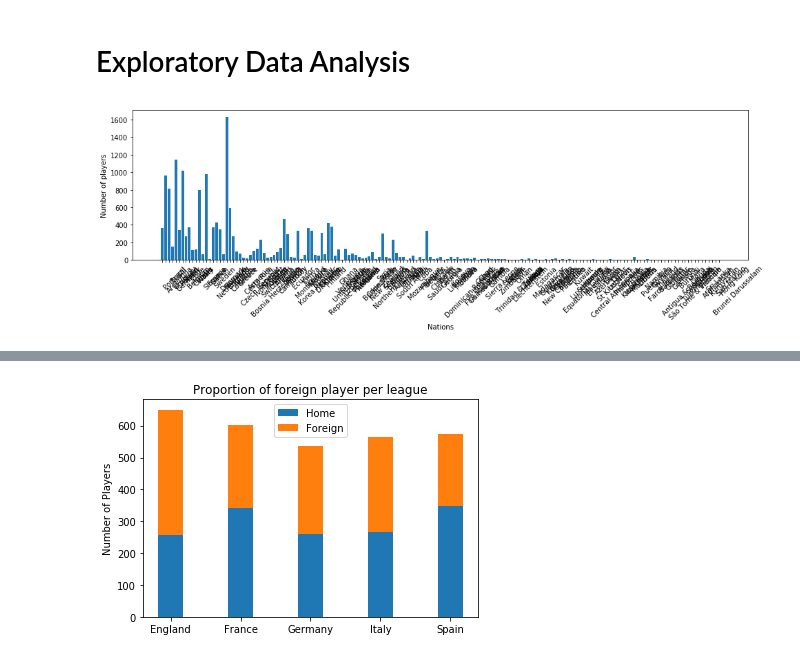
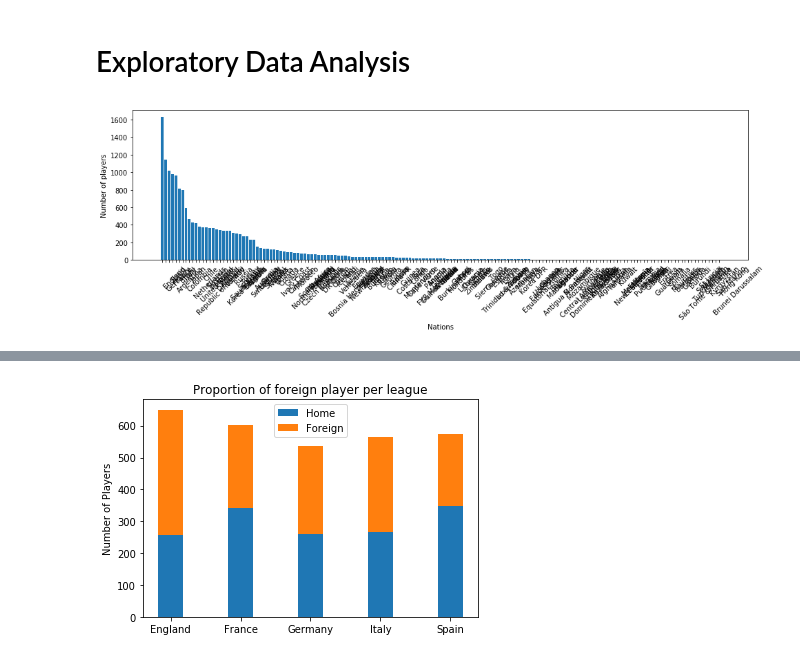
Before and after one commit to Fournierp/Fifa18, a Jupyter notebook: Fifa 18 Model.ipynb, the cells around one changed output, grey strips where cells are left out. Cells and saved outputs as stored; diff of their text form; code cells hidden in the pictures.

```diff
--- a/Fifa 18 Model.ipynb
+++ b/Fifa 18 Model.ipynb
@@ -95,24 +98,26 @@ processed_df['ST'] = processed_df['ST'].apply(strToInt)
 # %% [markdown]
 # Exploratory Data Analysis
 # %%
-#Show the number of player per country
+#Number of player per country
 nations = {'Nation': 0}
 def count_nations(nation):
+    #Count the players per country
     if (nation in nations):
-        nations[nation] = nations[nation]+1
+        nations[nation] = nations[nation] + 1
     else:
         nations[nation] = 1
 
 processed_df['Nationality'].apply(count_nations)
 nations.pop('Nation', None)
+sorted_nations = OrderedDict(sorted(nations.items(), key=lambda x: x[1], reverse=True))
 
 fig = plt.figure(figsize=(16,4))
 ax = fig.add_subplot(111)
-ax.bar(range(len(nations)), list(nations.values()))
-plt.xticks(range(len(nations)), list(nations.keys()), rotation=45,  ha='left')
+ax.bar(range(len(sorted_nations)), list(sorted_nations.values()))
+plt.xticks(range(len(sorted_nations)), list(sorted_nations.keys()), rotation=45,  ha='left')
 plt.xlabel('Nations')
 plt.ylabel('Number of players')
 plt.show()
 # %% [output]
-[figure, old version]
+[figure, new version]
 # %%
```
Also changed, not shown: parts of 7 cells of this notebook.
